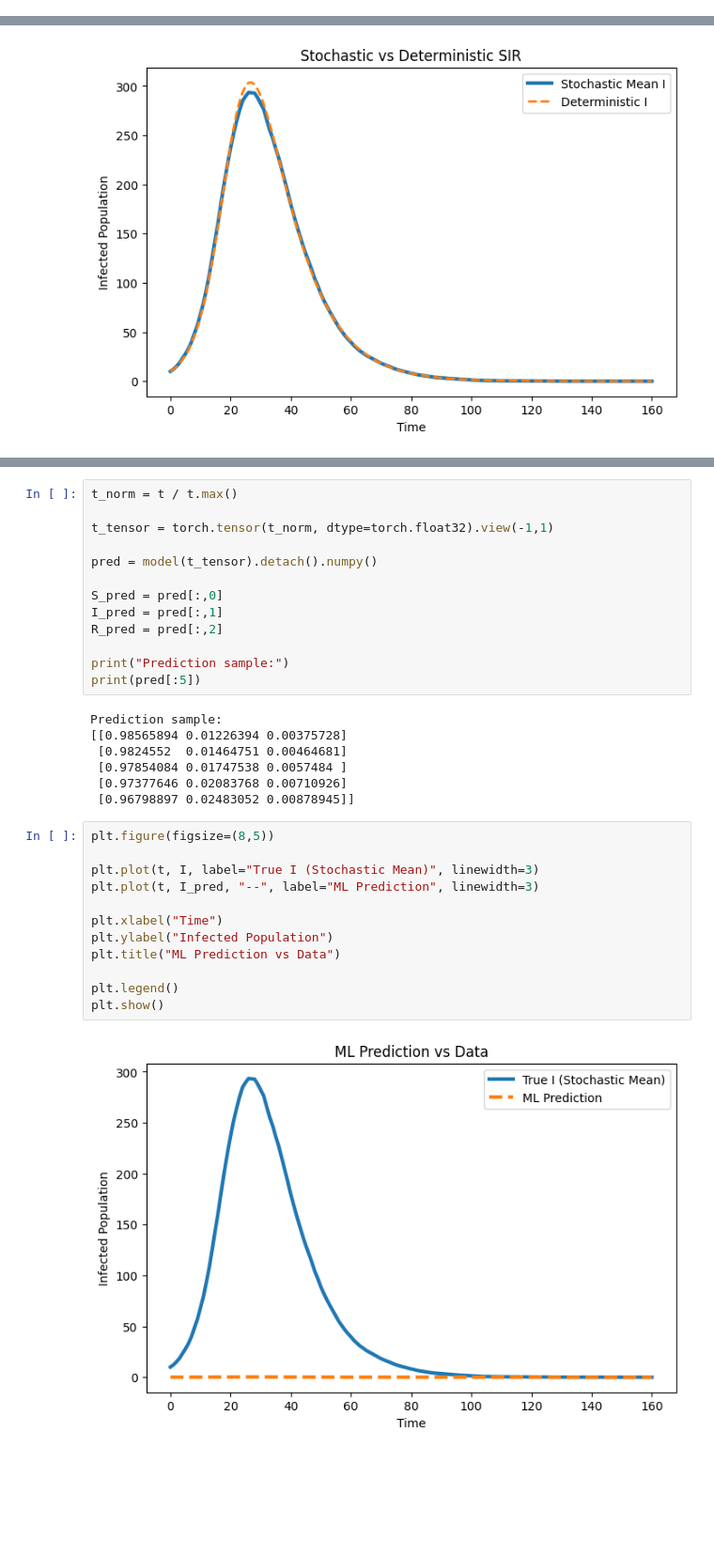
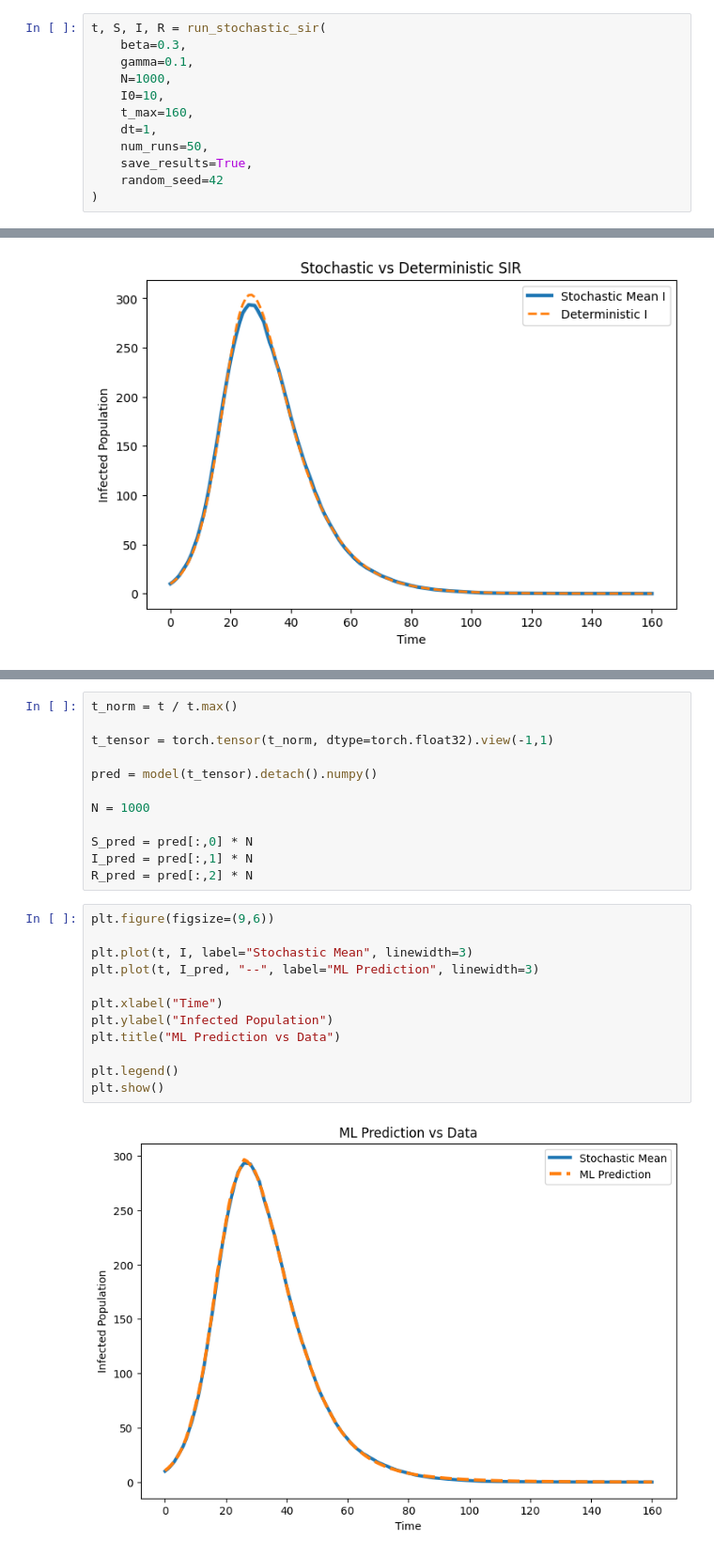
Before and after one commit to muien5080/SIRA-Screening, a Jupyter notebook: notebooks/sir_experiments.ipynb, the cells around one changed output, grey strips where cells are left out. Shown at 94% size. Saved outputs shown, nothing was run; the diff lists cells and outputs as text; blank space fills up the shorter version.

```diff
--- a/notebooks/sir_experiments.ipynb
+++ b/notebooks/sir_experiments.ipynb
@@ -41,3 +14,15 @@ R: (161,)
+# %%
+t, S, I, R = run_stochastic_sir(
+    beta=0.3,
+    gamma=0.1,
+    N=1000,
+    I0=10,
+    t_max=160,
+    dt=1,
+    num_runs=50,
+    save_results=True,
+    random_seed=42
+)
 # %%
 plt.figure(figsize=(8,5))
 
@@ -101,33 +84,25 @@ t_tensor = torch.tensor(t_norm, dtype=torch.float32).view(-1,1)
 
 pred = model(t_tensor).detach().numpy()
 
-S_pred = pred[:,0]
-I_pred = pred[:,1]
-R_pred = pred[:,2]
+N = 1000
 
-print("Prediction sample:")
-print(pred[:5])
+S_pred = pred[:,0] * N
+I_pred = pred[:,1] * N
+R_pred = pred[:,2] * N
-# %% [output]
-Prediction sample:
-[[0.98565894 0.01226394 0.00375728]
- [0.9824552  0.01464751 0.00464681]
- [0.97854084 0.01747538 0.0057484 ]
- [0.97377646 0.02083768 0.00710926]
- [0.96798897 0.02483052 0.00878945]]
 # %%
-plt.figure(figsize=(8,5))
+plt.figure(figsize=(9,6))
 
-plt.plot(t, I, label="True I (Stochastic Mean)", linewidth=3)
+plt.plot(t, I, label="Stochastic Mean", linewidth=3)
 plt.plot(t, I_pred, "--", label="ML Prediction", linewidth=3)
 
 plt.xlabel("Time")
 plt.ylabel("Infected Population")
 plt.title("ML Prediction vs Data")
 
 plt.legend()
 plt.show()
 # %% [output]
-[figure, old version]
+[figure, new version]
 # %%
 plt.figure(figsize=(9,6))
 
```
Also changed, not shown: parts of 11 cells of this notebook, 3 other files.
